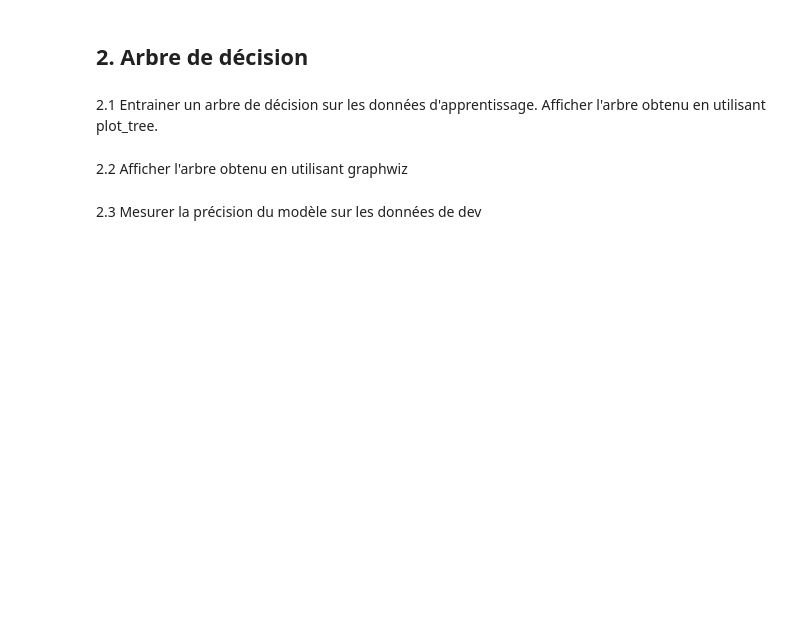
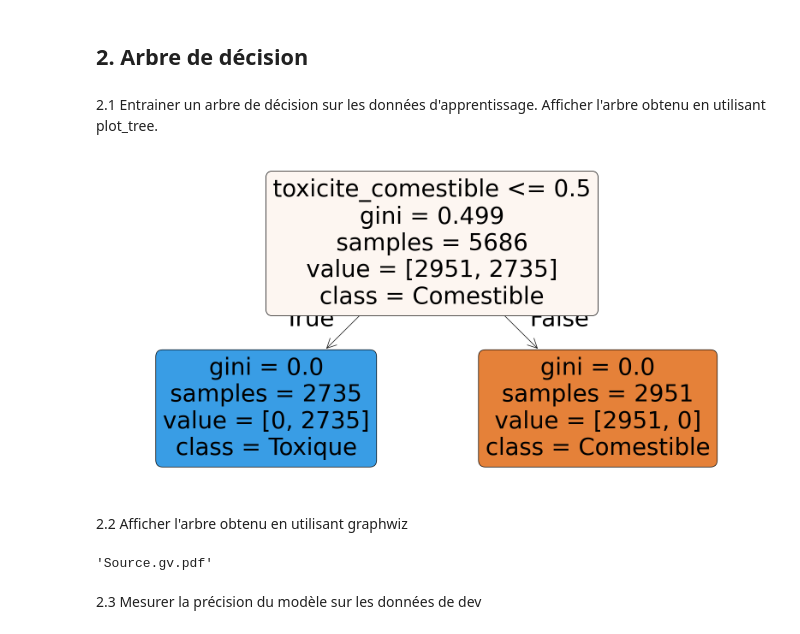
Before and after one commit to francoisloue/tp1_qualite_donnee, a Jupyter notebook: MachineLeaning/TP1_classification_champignons.ipynb, the cells around one changed output. Drawn from its saved outputs; the diff is of its cells as text; code cells hidden in the pictures; blank space fills up the shorter version.

```diff
--- a/MachineLeaning/TP1_classification_champignons.ipynb
+++ b/MachineLeaning/TP1_classification_champignons.ipynb
@@ -98,3 +99,14 @@ shuffled_df.head()
 # %% [markdown]
 1.4 Creer 4 jeux de données : train features et labels (70%) et dev features et labels (30%).\
 Utiliser toxicite_toxique comme label. Ne pas garder de label (toxicite_toxique et toxicite_comestible) dans les features !
+# %%
+# 1.4
+
+X = encoded_df.drop(columns=['toxicite_toxique'])
+y = encoded_df['toxicite_toxique']
+X_train, X_dev, y_train, y_dev = train_test_split(X, y, test_size=0.3, random_state=42)
+
+print("X_train shape:", X_train.shape)
+print("y_train shape:", y_train.shape)
+print("X_dev shape:", X_dev.shape)
+print("y_dev shape:", y_dev.shape)
@@ -107,5 +122,36 @@ import matplotlib.pyplot as plt
+# %%
+import matplotlib.pyplot as plt
+
+clf = tree.DecisionTreeClassifier(random_state=42)
+clf.fit(X_train, y_train)
+
+plt.figure(figsize=(20, 10))
+tree.plot_tree(clf, filled=True, feature_names=X_train.columns, class_names=["Comestible", "Toxique"], rounded=True)
+plt.show()
+# %% [output]
+[figure, added]
 # %% [markdown]
 2.2 Afficher l'arbre obtenu en utilisant graphwiz
+# %%
+import graphviz
+
+# Exporter l'arbre sous forme de fichier .dot
+dot_data = tree.export_graphviz(
+    clf,
+    out_file=None,
+    feature_names=X_train.columns,
+    class_names=["Comestible", "Toxique"],
+    filled=True,
+    rounded=True,
+    special_characters=True
+)
+
+# Afficher l'arbre avec graphviz
+graph = graphviz.Source(dot_data)
+graph.render("decision_tree")  # Sauvegarde en fichier PDF nommé "decision_tree.pdf"
+graph.view()
+# %% [output]
+'Source.gv.pdf'
 # %% [markdown]
 2.3 Mesurer la précision du modèle sur les données de dev
 # %% [markdown]
```
Also changed, not shown: parts of 3 cells of this notebook.
